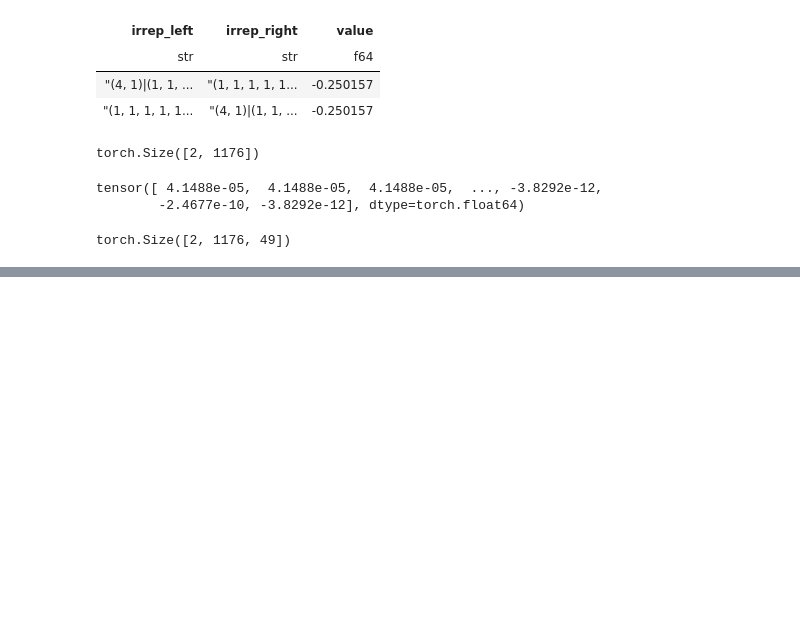
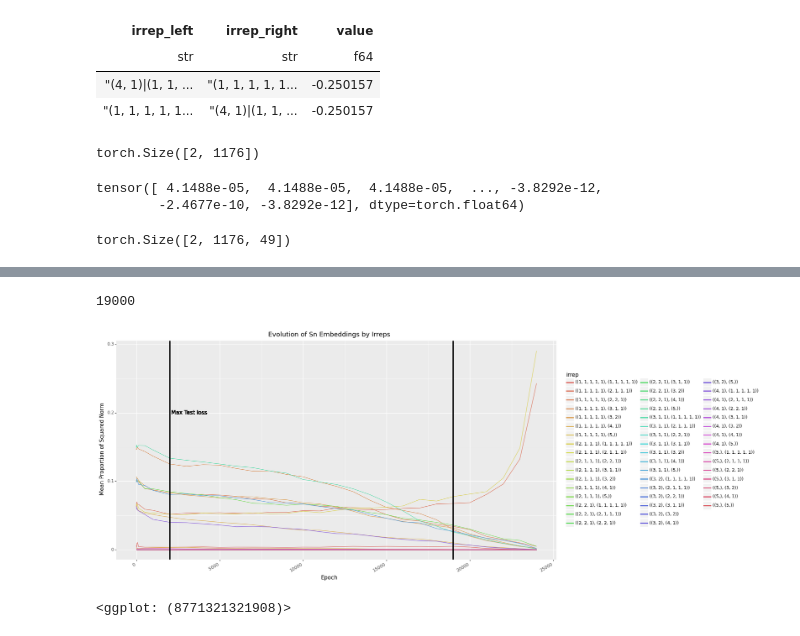
Before and after one commit to dashstander/sn-grok, a Jupyter notebook: power_analysis.ipynb, the cells around one changed output, grey strips where cells are left out. Drawn from its saved outputs; the diff is of its cells as text; code cells hidden in the pictures; blank space fills up the shorter version.

Commit message:
more more analysis
Signed-off-by: Dashiell Stander <dash.stander@gmail.com>

```diff
--- a/power_analysis.ipynb
+++ b/power_analysis.ipynb
@@ -315,3 +333,5 @@ tensor([ 4.1488e-05,  4.1488e-05,  4.1488e-05,  ..., -3.8292e-12,
 cov532[torch.triu_indices(49, 49, 1)]
 # %% [output]
 torch.Size([2, 1176, 49])
+# %%
+data = pl.read_parquet(ckpt_dir / f's5_50_23/data.parquet')
@@ -317,0 +444,10 @@ torch.Size([2, 1176, 49])
+# %%
+lperms = torch.as_tensor(data.select('index_left').to_numpy(), dtype=torch.int64).squeeze()
+rperms = torch.as_tensor(data.select('index_right').to_numpy(), dtype=torch.int64).squeeze()
+targets = torch.as_tensor(data.select('index_target').to_numpy(), dtype=torch.int64).squeeze()
+# %%
+checkpoint = model_run['checkpoints'][-1]
+config = model_run['config']
+epoch = model_run['checkpoint_epochs'][-1]
+mask = torch.asarray(~ data['in_train'].cast(pl.Boolean).to_numpy())
+df, ft, loss = mlp_harmonic_analysis(checkpoint, config, epoch, lperms, rperms, targets, mask)
@@ -317,0 +534,2 @@ torch.Size([2, 1176, 49])
+# %%
+data, losses = training_plot('s5_50_22', ckpt_dir)
@@ -317,0 +564,22 @@ torch.Size([2, 1176, 49])
+# %%
+model_run['checkpoint_epochs'][27]
+# %% [output]
+19000
+# %%
+
+
+(
+        ggplot(data, aes(x='epoch', color='irrep'))
+        + geom_line(aes(y='median_power'))
+        #+ scale_x_log10()
+        #+ geom_ribbon(aes(ymin='q25', ymax='q75', fill='irrep'), alpha=0.5)
+
+        + theme(axis_text_x=element_text(rotation=30, hjust=1), figure_size=(16, 8))
+        + xlab('Epoch') + ylab('Mean Proportion of Squared Norm')
+        + geom_vline(xintercept=[2000, 19000], size=1.5)
+        + geom_text(x=2100, y=0.2, color='black', label='Max Test loss', ha='left')
+        + ggtitle(f'Evolution of Sn Embeddings by Irreps')
+    )
+# %% [output]
+[figure, added]
+<ggplot: (8771321321908)>
```
Also changed, not shown: parts of 38 cells of this notebook, 2 other files.
